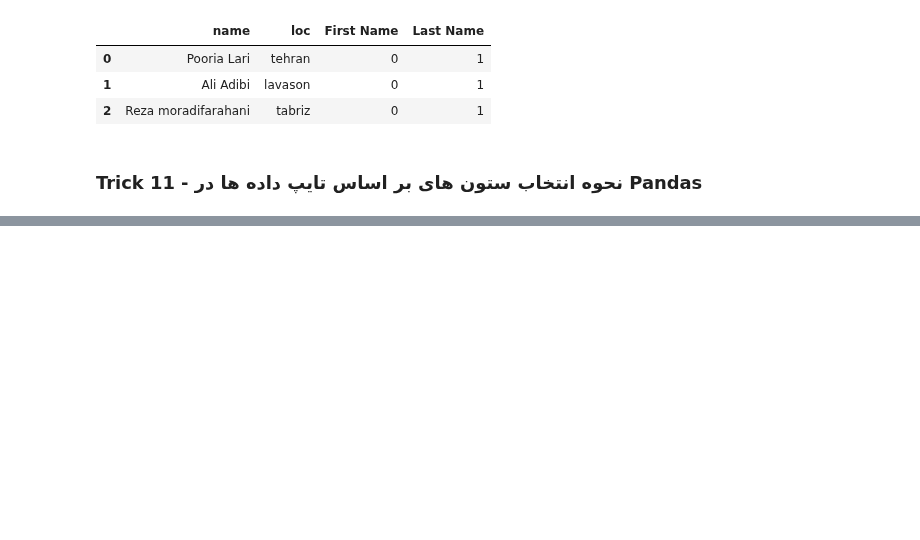
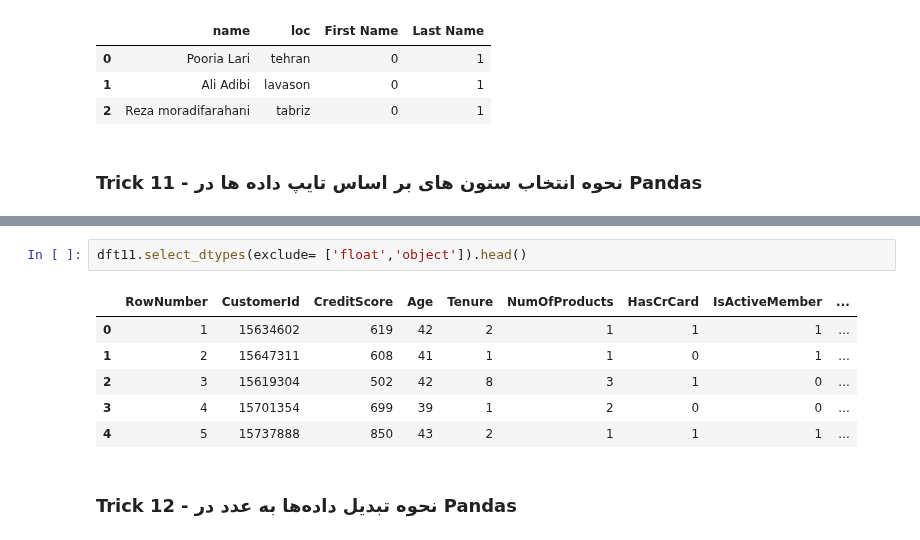
Before and after one commit to poorialari2017/ML_git001, a Jupyter notebook: MLproj002/Pooria/01 Preprocessing/Pandas/02 30Trick of Pandas.ipynb, the cells around one changed output, grey strips where cells are left out. Cells and saved outputs as stored; diff of their text form; blank space fills up the shorter version.

Commit message:
Completing the 30Trick of pandas file

```diff
--- a/MLproj002/Pooria/01 Preprocessing/Pandas/02 30Trick of Pandas.ipynb
+++ b/MLproj002/Pooria/01 Preprocessing/Pandas/02 30Trick of Pandas.ipynb
@@ -786,0 +889,11 @@ dft10
+# %%
+dft11.select_dtypes(exclude= ['float','object']).head()
+# %% [output]
+|  | RowNumber | CustomerId | CreditScore | Age | Tenure | NumOfProducts | HasCrCard | IsActiveMember | ... |
+| 0 | 1 | 15634602 | 619 | 42 | 2 | 1 | 1 | 1 | ... |
+| 1 | 2 | 15647311 | 608 | 41 | 1 | 1 | 0 | 1 | ... |
+| 2 | 3 | 15619304 | 502 | 42 | 8 | 3 | 1 | 0 | ... |
+| 3 | 4 | 15701354 | 699 | 39 | 1 | 2 | 0 | 0 | ... |
+| 4 | 5 | 15737888 | 850 | 43 | 2 | 1 | 1 | 1 | ... |
+# %% [markdown]
+### **Trick 12 - نحوه تبدیل داده‌ها به عدد در Pandas**
```
Also changed, not shown: parts of 12 cells of this notebook.
